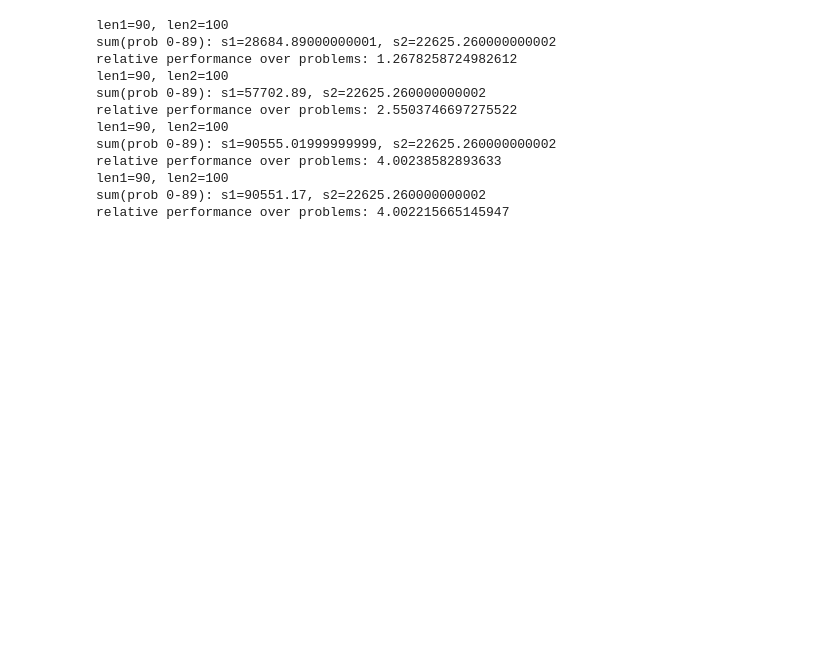
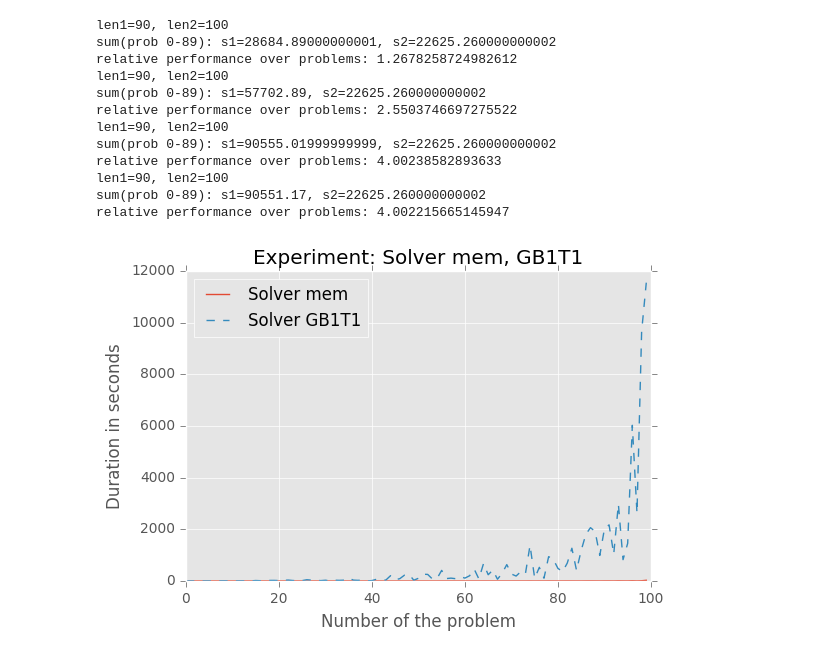
Before and after one commit to spinute/slide_puzzle, a Jupyter notebook: log/results/Untitled.ipynb, the cells around one changed output. Drawn from its saved outputs; the diff is of its cells as text; code cells hidden in the pictures; blank space fills up the shorter version.

```diff
--- a/log/results/Untitled.ipynb
+++ b/log/results/Untitled.ipynb
@@ -211,3 +211,8 @@ relative performance over problems: 4.00238582893633
 len1=90, len2=100
 sum(prob 0-89): s1=90551.17, s2=22625.260000000002
 relative performance over problems: 4.002215665145947
+# %%
+cuda_mem = read_lines('aws_15_cuda_mem')
+time_plt(cuda_mem, 'Solver mem', cuda_single, "Solver GB1T1", "Experiment: Solver mem, GB1T1")
+# %% [output]
+[figure, added]
```
Also changed, not shown: parts of 4 cells of this notebook, 5 other files.
